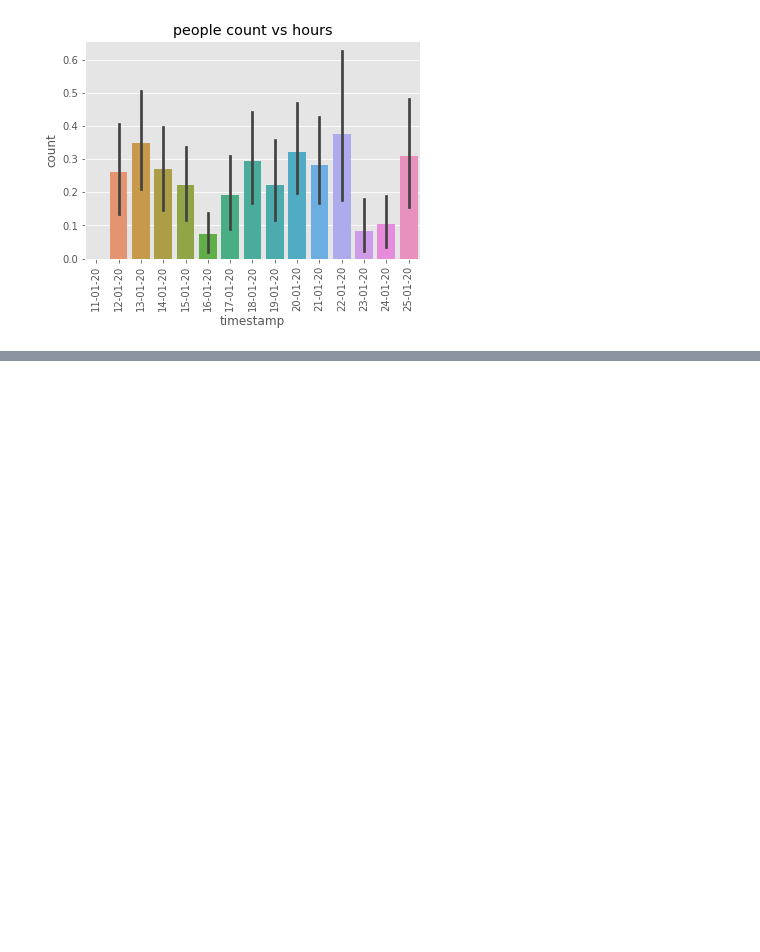
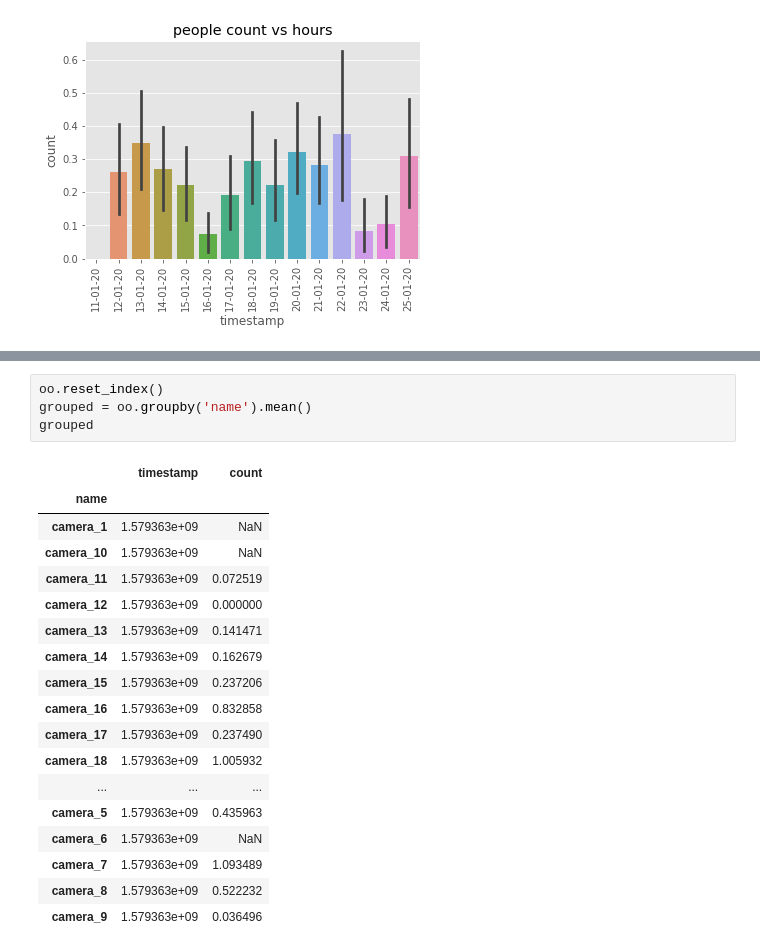
Before and after one commit to glebite/uatu, a Jupyter notebook: src/uatu-analysis.ipynb, the cells around one changed output, grey strips where cells are left out. Cells and saved outputs as stored; diff of their text form; blank space fills up the shorter version.

```diff
--- a/src/uatu-analysis.ipynb
+++ b/src/uatu-analysis.ipynb
@@ -85,0 +84,23 @@ oo2[(oo2.name == 'camera_15')].plot(x='timestamp', y='count',kind='line', ax=ax3
+# %%
+oo.reset_index()
+grouped = oo.groupby('name').mean()
+grouped
+# %% [output]
+|  | timestamp | count |
+| name |  |  |
+| camera_1 | 1.579363e+09 | NaN |
+| camera_10 | 1.579363e+09 | NaN |
+| camera_11 | 1.579363e+09 | 0.072519 |
+| camera_12 | 1.579363e+09 | 0.000000 |
+| camera_13 | 1.579363e+09 | 0.141471 |
+| camera_14 | 1.579363e+09 | 0.162679 |
+| camera_15 | 1.579363e+09 | 0.237206 |
+| camera_16 | 1.579363e+09 | 0.832858 |
+| camera_17 | 1.579363e+09 | 0.237490 |
+| camera_18 | 1.579363e+09 | 1.005932 |
+| ... | ... | ... |
+| camera_5 | 1.579363e+09 | 0.435963 |
+| camera_6 | 1.579363e+09 | NaN |
+| camera_7 | 1.579363e+09 | 1.093489 |
+| camera_8 | 1.579363e+09 | 0.522232 |
+| camera_9 | 1.579363e+09 | 0.036496 |
```
Also changed, not shown: parts of 3 cells of this notebook.
